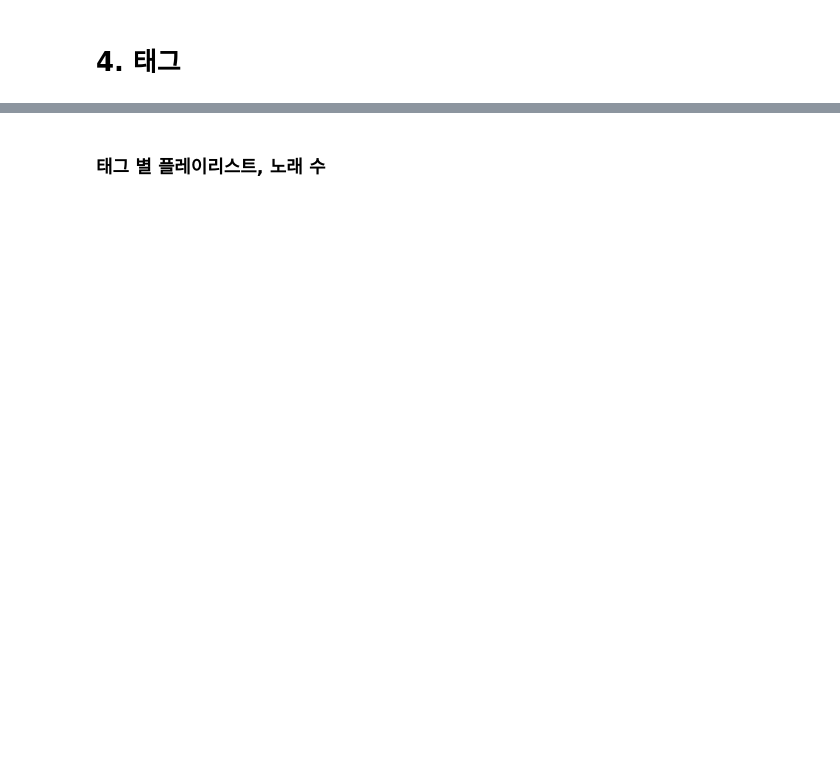
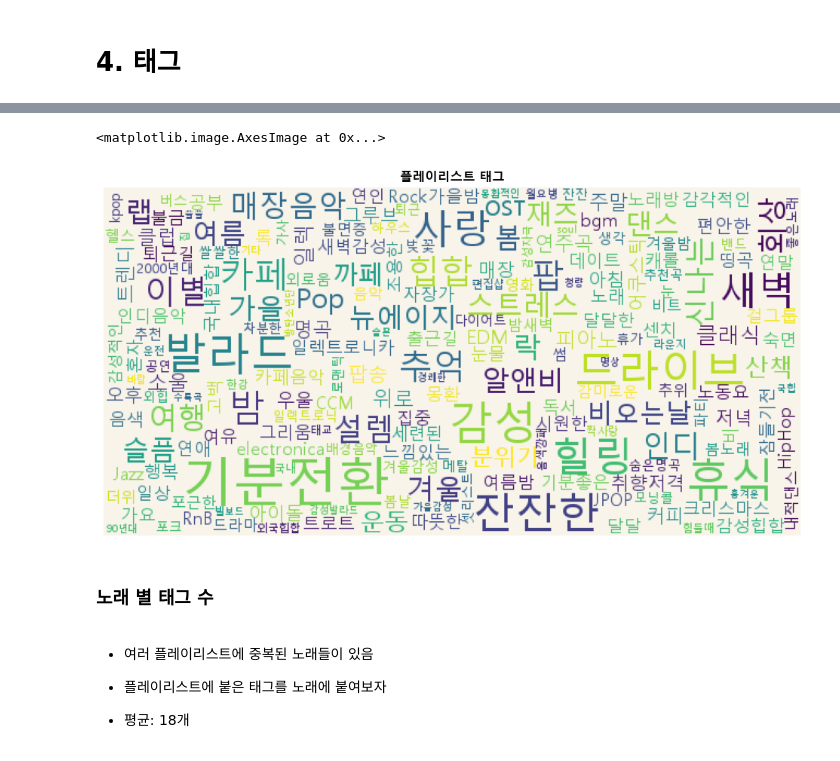
Before and after one commit to yukyung531/OUI, a Jupyter notebook: eda/노래플레이스트.ipynb, the cells around one changed output, grey strips where cells are left out. Cells and saved outputs as stored; diff of their text form; code cells hidden in the pictures; blank space fills up the shorter version.

```diff
--- a/eda/노래플레이스트.ipynb
+++ b/eda/노래플레이스트.ipynb
@@ -438,2 +458,19 @@ See the caveats in the documentation: https://pandas.pydata.org/pandas-docs/stab
+# %%
+plt.figure(figsize=(12,6))
+wc = WordCloud(font_path="C:/Windows/Fonts/malgun.ttf", background_color="#F8F4EA", max_font_size=48, width=640, height=320)
+counter_dict = collections.Counter(plylist_train_tags_exploded["tags"])
+cloud = wc.generate_from_frequencies(counter_dict)
+plt.axis("off")
+plt.title("플레이리스트 태그", fontweight='bold')
+plt.imshow(cloud.to_image())
+# %% [output]
+<matplotlib.image.AxesImage at 0x...>
+[figure, added]
 # %% [markdown]
-### 태그 별 플레이리스트, 노래 수
+### 노래 별 태그 수
+# %% [markdown]
+* 여러 플레이리스트에 중복된 노래들이 있음
+* 플레이리스트에 붙은 태그를 노래에 붙여보자
+
+
+* 평균: 18개
```
Also changed, not shown: parts of 14 cells of this notebook.
